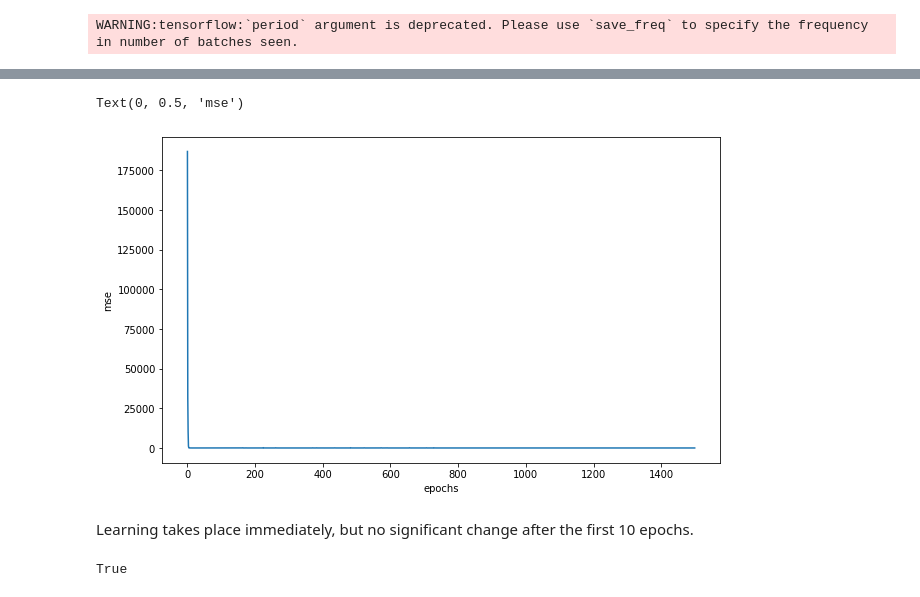
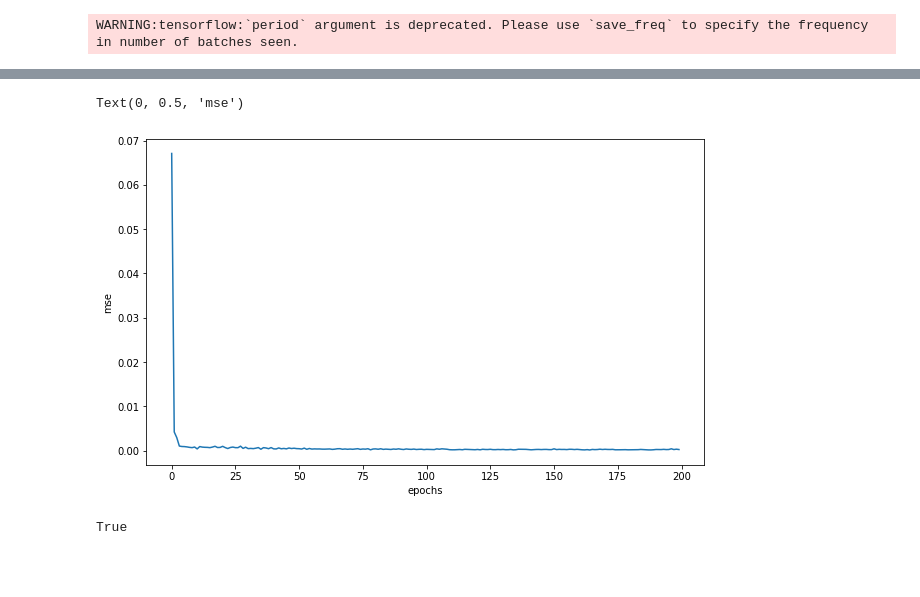
Before and after one commit to olley102/CommunityDetectionURSS, a Jupyter notebook: autoencoder_image_segmentation.ipynb, the cells around one changed output, grey strips where cells are left out. Drawn from its saved outputs; the diff is of its cells as text; code cells hidden in the pictures; blank space fills up the shorter version.

```diff
--- a/autoencoder_image_segmentation.ipynb
+++ b/autoencoder_image_segmentation.ipynb
@@ -83,4 +83,4 @@ image0.shape
 # %% [markdown]
 ## 3. Apply WindowAE
 # %%
-ae = nn.WindowAE(window_size=(7, 7), num_channels=3, encoder_sizes=(49, 3), decoder_sizes=(49, 245))
+ae = nn.WindowAE(window_size=(7, 7), num_channels=3)
@@ -138,0 +161,4 @@ ae.fit_transform(image0)
+# %%
+image0 = np.clip(image0, None, 1000)
+# %%
+ae.fit_transform(image0)
@@ -139,3 +173,3 @@ ae.fit_transform(image0)
 # %%
-history = ae.fit(image0, image0, epochs=1500, batch_size=1000)
+history = ae.fit(image0, image0, epochs=200, batch_size=1000)
 # %% [output]
@@ -161,13 +195,11 @@ import matplotlib.pyplot as plt
 # %%
 fig = plt.figure(figsize=(10, 6))
 ax = fig.add_subplot()
-history_arr = [h.history['loss'][0] for h in history]
+history_arr = [h.history['mse'][0] for h in history]
 ax.plot(history_arr)
 ax.set_xlabel('epochs')
 ax.set_ylabel('mse')
 # %% [output]
 Text(0, 0.5, 'mse')
-[figure, old version]
+[figure, new version]
-# %% [markdown]
-Learning takes place immediately, but no significant change after the first 10 epochs.
 # %%
```
Also changed, not shown: parts of 52 cells of this notebook.
